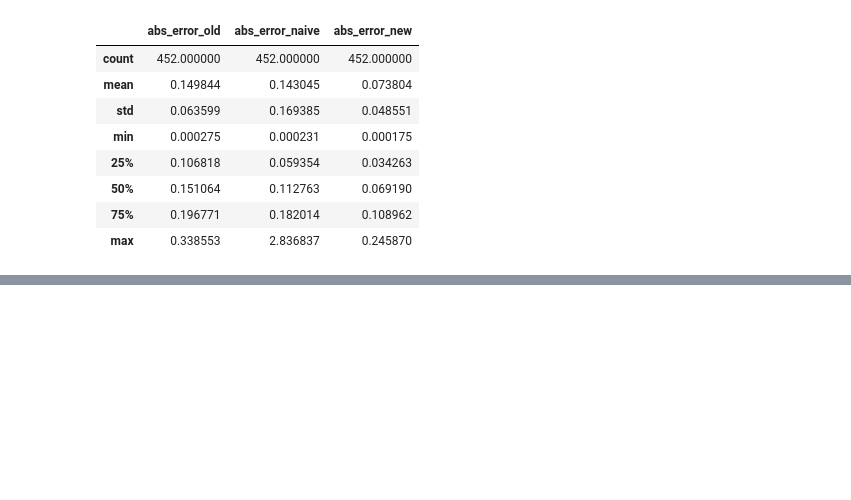
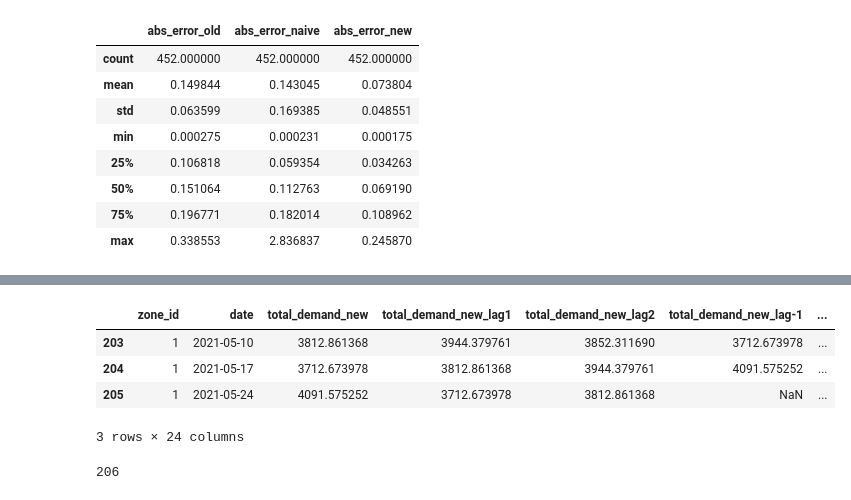
Before and after one commit to soreasy/bayesian_hierarchical_models, a Jupyter notebook: Holiday Effects - Supply Side.ipynb, the cells around one changed output, grey strips where cells are left out. Drawn from its saved outputs; the diff is of its cells as text; code cells hidden in the pictures; blank space fills up the shorter version.

```diff
--- a/Holiday Effects - Supply Side.ipynb
+++ b/Holiday Effects - Supply Side.ipynb
@@ -1449,0 +1354,12 @@ with pm.Model() as hierarchical_model:
+# %%
+df.tail(3)
+# %% [output]
+|  | zone_id | date | total_demand_new | total_demand_new_lag1 | total_demand_new_lag2 | total_demand_new_lag-1 | ... |
+| 203 | 1 | 2021-05-10 | 3812.861368 | 3944.379761 | 3852.311690 | 3712.673978 | ... |
+| 204 | 1 | 2021-05-17 | 3712.673978 | 3812.861368 | 3944.379761 | 4091.575252 | ... |
+| 205 | 1 | 2021-05-24 | 4091.575252 | 3712.673978 | 3812.861368 | NaN | ... |
+3 rows × 24 columns
+# %%
+len(df)
+# %% [output]
+206
```
Also changed, not shown: parts of 141 cells of this notebook.
